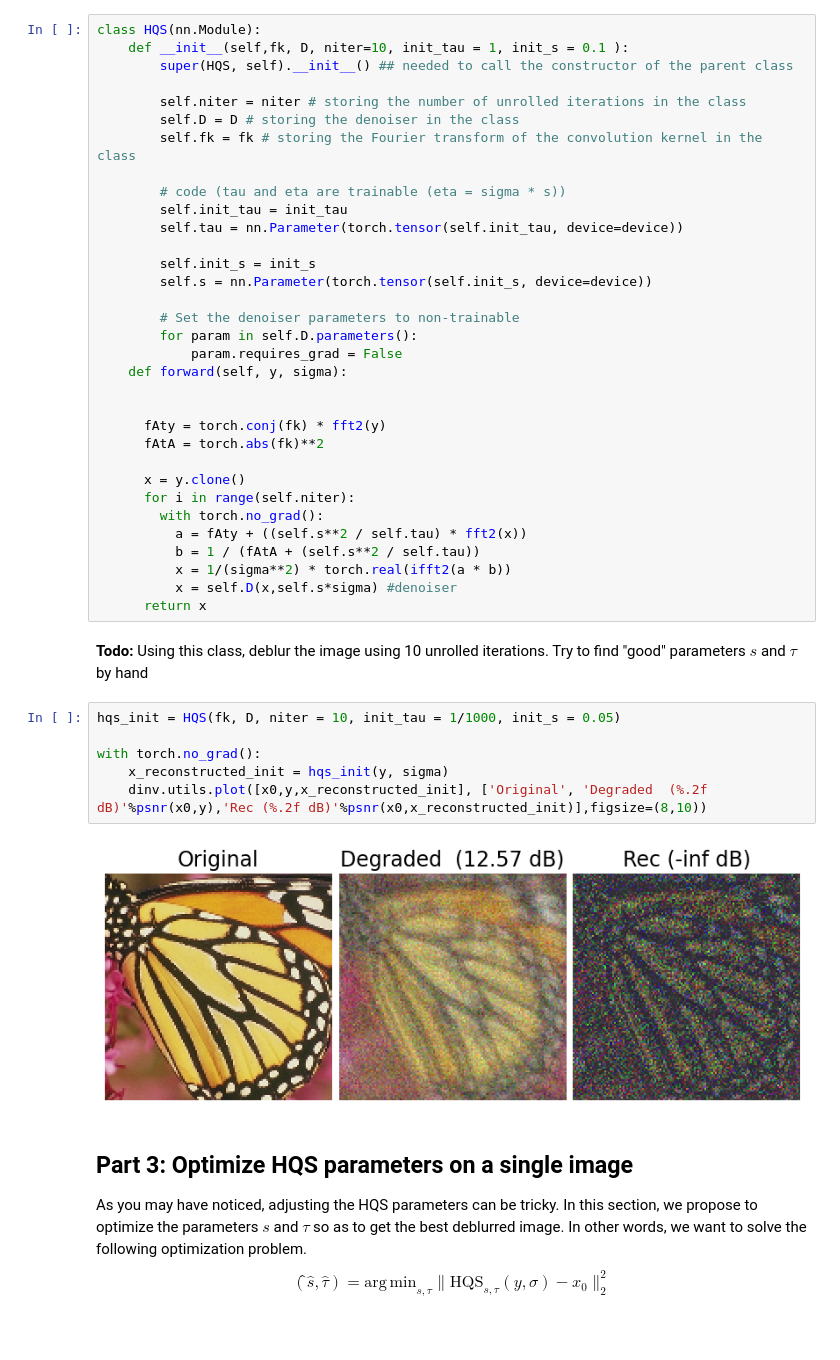
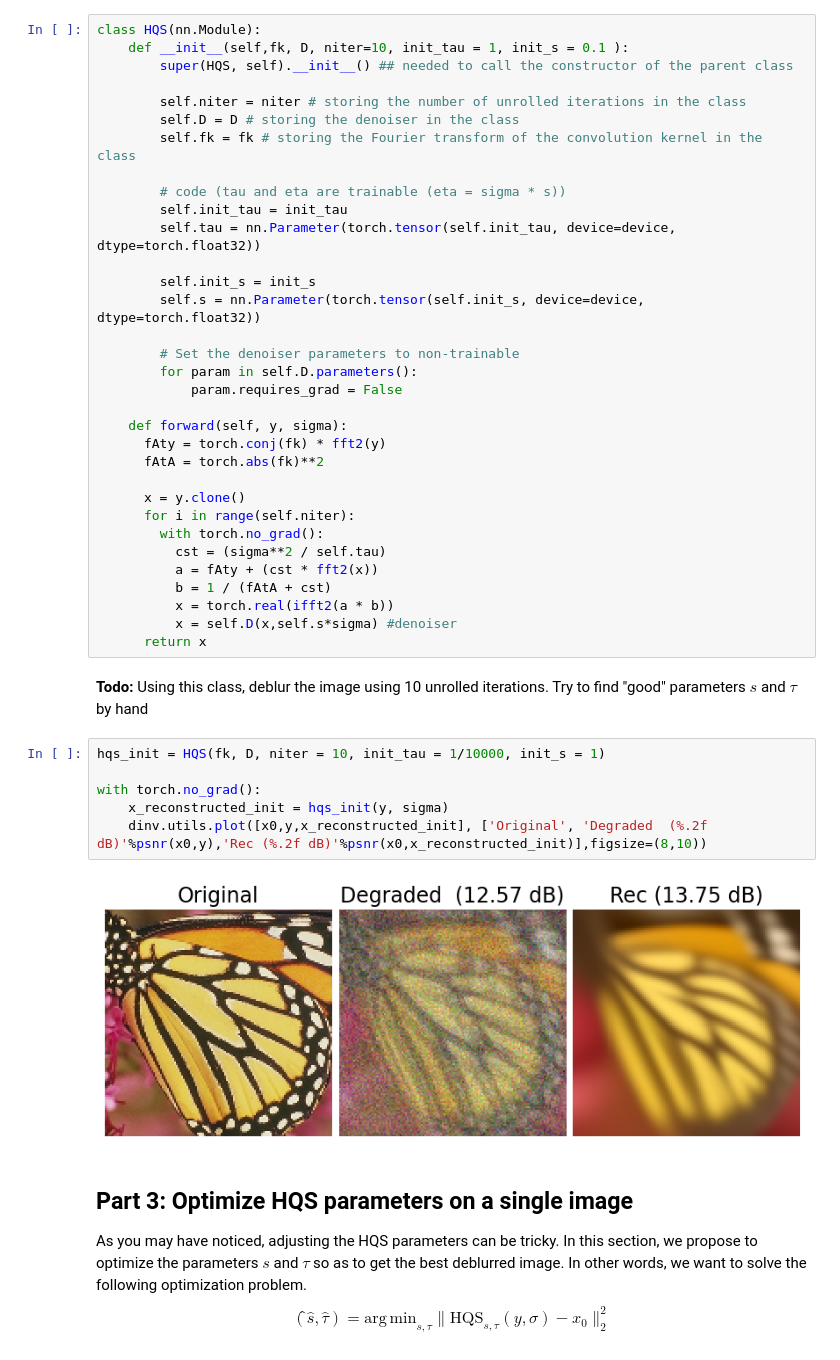
Before and after one commit to selim-ba/insa-image, a Jupyter notebook: TP_2_Image_PnP_Unroll.ipynb, the cells around one changed output. Cells and saved outputs as stored; diff of their text form.

```diff
--- a/TP_2_Image_PnP_Unroll.ipynb
+++ b/TP_2_Image_PnP_Unroll.ipynb
@@ -193,38 +193,38 @@ class HQS(nn.Module):
 
         # code (tau and eta are trainable (eta = sigma * s))
         self.init_tau = init_tau
-        self.tau = nn.Parameter(torch.tensor(self.init_tau, device=device))
+        self.tau = nn.Parameter(torch.tensor(self.init_tau, device=device, dtype=torch.float32))
 
         self.init_s = init_s
-        self.s = nn.Parameter(torch.tensor(self.init_s, device=device))
+        self.s = nn.Parameter(torch.tensor(self.init_s, device=device, dtype=torch.float32))
 
         # Set the denoiser parameters to non-trainable
         for param in self.D.parameters():
             param.requires_grad = False
+
     def forward(self, y, sigma):
-
-
       fAty = torch.conj(fk) * fft2(y)
       fAtA = torch.abs(fk)**2
 
       x = y.clone()
       for i in range(self.niter):
         with torch.no_grad():
-          a = fAty + ((self.s**2 / self.tau) * fft2(x))
-          b = 1 / (fAtA + (self.s**2 / self.tau))
-          x = 1/(sigma**2) * torch.real(ifft2(a * b))
+          cst = (sigma**2 / self.tau)
+          a = fAty + (cst * fft2(x))
+          b = 1 / (fAtA + cst)
+          x = torch.real(ifft2(a * b))
           x = self.D(x,self.s*sigma) #denoiser
       return x
 # %% [markdown]
 **Todo:** Using this class, deblur the image using 10 unrolled iterations. Try to find "good" parameters $s$ and $\tau$ by hand
 # %%
-hqs_init = HQS(fk, D, niter = 10, init_tau = 1/1000, init_s = 0.05)
+hqs_init = HQS(fk, D, niter = 10, init_tau = 1/10000, init_s = 1)
 
 with torch.no_grad():
     x_reconstructed_init = hqs_init(y, sigma)
     dinv.utils.plot([x0,y,x_reconstructed_init], ['Original', 'Degraded  (%.2f dB)'%psnr(x0,y),'Rec (%.2f dB)'%psnr(x0,x_reconstructed_init)],figsize=(8,10))
 # %% [output]
-[figure, old version]
+[figure, new version]
 # %% [markdown]
 ## Part 3: Optimize HQS parameters on a single image
 
```
